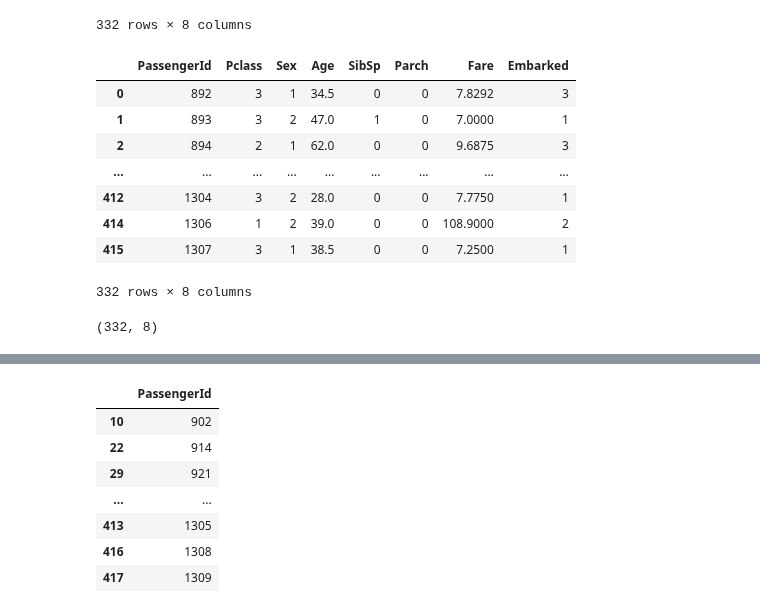
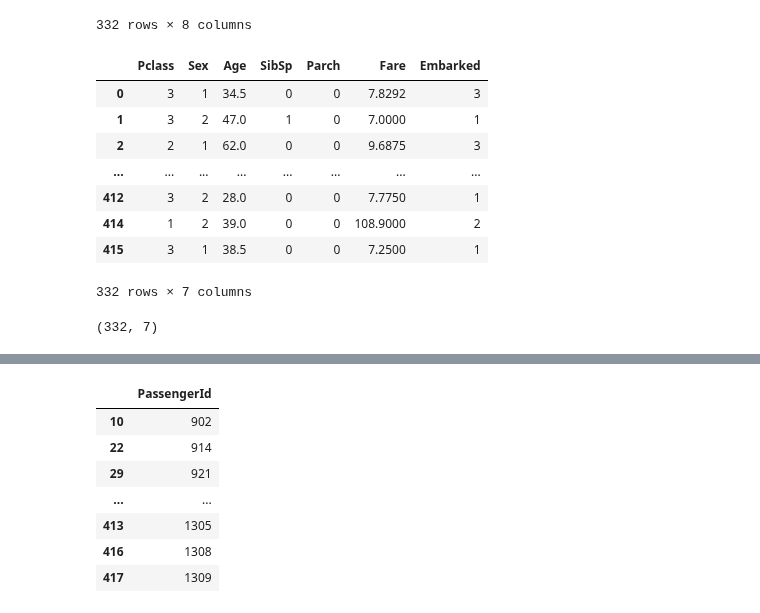
Before and after one commit to yunmokoo/Kaggle_Testing, a Jupyter notebook: titanic-2023-08-06.ipynb, the cells around one changed output, grey strips where cells are left out. Saved outputs shown, nothing was run; the diff lists cells and outputs as text; code cells hidden in the pictures.

```diff
--- a/titanic-2023-08-06.ipynb
+++ b/titanic-2023-08-06.ipynb
@@ -469,13 +469,0 @@ df_test_pure['Embarked'] = df_test_pure['Embarked'].map({'S': 1, 'C': 2, 'Q': 3}
-# %%
-
-df_test_pure
-# %% [output]
-|  | PassengerId | Pclass | Sex | Age | SibSp | Parch | Fare | Embarked |
-| 0 | 892 | 3 | 1 | 34.5 | 0 | 0 | 7.8292 | 3 |
-| 1 | 893 | 3 | 2 | 47.0 | 1 | 0 | 7.0000 | 1 |
-| 2 | 894 | 2 | 1 | 62.0 | 0 | 0 | 9.6875 | 3 |
-| ... | ... | ... | ... | ... | ... | ... | ... | ... |
-| 412 | 1304 | 3 | 2 | 28.0 | 0 | 0 | 7.7750 | 1 |
-| 414 | 1306 | 1 | 2 | 39.0 | 0 | 0 | 108.9000 | 2 |
-| 415 | 1307 | 3 | 1 | 38.5 | 0 | 0 | 7.2500 | 1 |
-332 rows × 8 columns
@@ -482,7 +472,20 @@ df_test_pure
+# %%
+df_test_pure = df_test_pure.drop(columns = ['PassengerId'])
+df_test_pure
+# %% [output]
+|  | Pclass | Sex | Age | SibSp | Parch | Fare | Embarked |
+| 0 | 3 | 1 | 34.5 | 0 | 0 | 7.8292 | 3 |
+| 1 | 3 | 2 | 47.0 | 1 | 0 | 7.0000 | 1 |
+| 2 | 2 | 1 | 62.0 | 0 | 0 | 9.6875 | 3 |
+| ... | ... | ... | ... | ... | ... | ... | ... |
+| 412 | 3 | 2 | 28.0 | 0 | 0 | 7.7750 | 1 |
+| 414 | 1 | 2 | 39.0 | 0 | 0 | 108.9000 | 2 |
+| 415 | 3 | 1 | 38.5 | 0 | 0 | 7.2500 | 1 |
+332 rows × 7 columns
 # %%
 df_test_pure.shape
 # %% [output]
-(332, 8)
+(332, 7)
 # %%
 df_test_ageNa = df_test[df_test['Age'].isna()]
 
```
Also changed, not shown: parts of 23 cells of this notebook.
